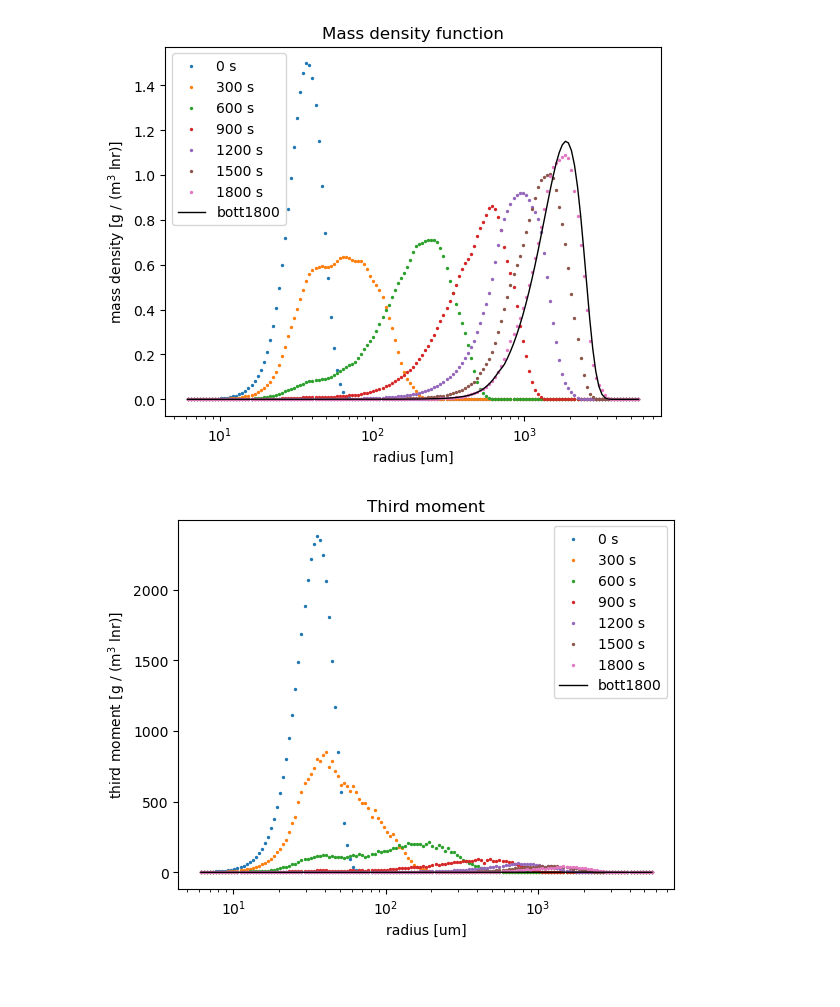
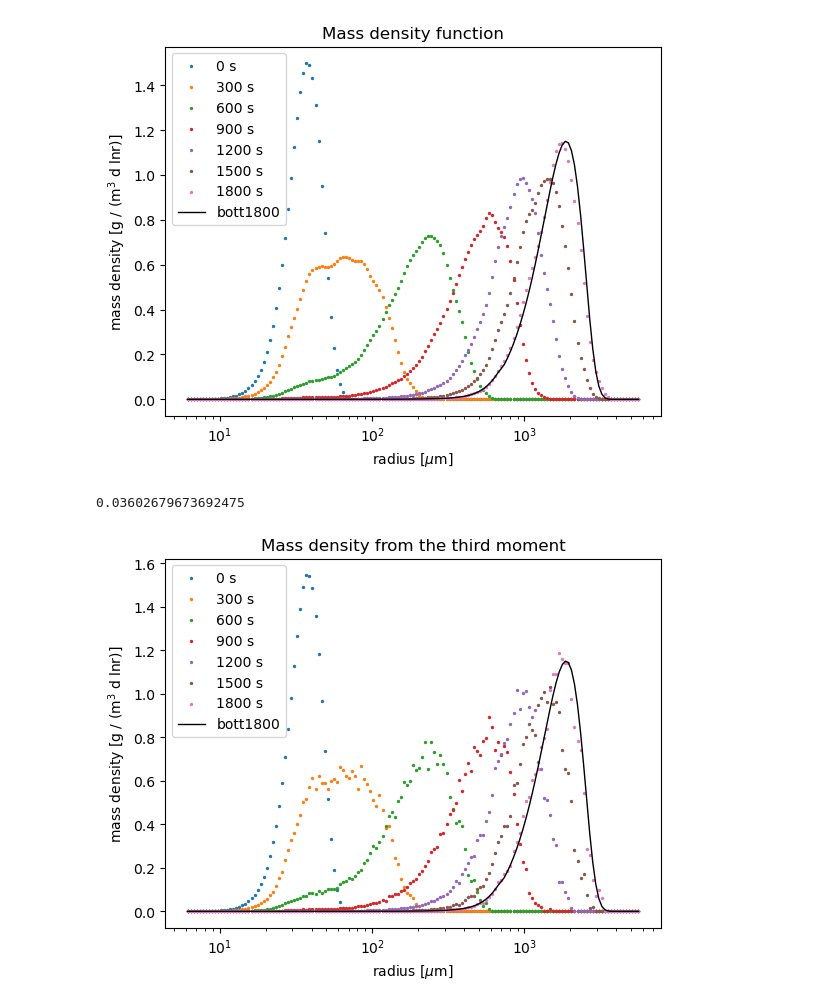
Before and after one commit to AgnieszkaMakulska/libcloudphxx, a Jupyter notebook: models/box/plot_output.ipynb, the cells around one changed output. Cells and saved outputs as stored; diff of their text form; code cells hidden in the pictures; blank space fills up the shorter version.

```diff
--- a/models/box/plot_output.ipynb
+++ b/models/box/plot_output.ipynb
@@ -8,44 +8,61 @@ bott1800 = np.array([1.38199e-05, 1.57908e-05, 1.79305e-05, 2.02468e-05, 2.27597
 fp="data.nc"
 nc = netCDF4.Dataset(fp)
 bin_edges = 6.*pow(10, -6 + np.arange(150)/50.)
-bins=np.array([])
+r=np.array([])
 for i in range(len(bin_edges)-1):
-    bins=np.append(bins, (bin_edges[i]+bin_edges[i+1])/2)
+    r=np.append(r, (bin_edges[i]+bin_edges[i+1])/2)
+dr=np.array([])
+for i in range(len(bin_edges)-1):
+    dr=np.append(dr,bin_edges[i+1]-bin_edges[i])
 
 mass_density=nc["mass density"][:]
 legend=[]
-for t in np.arange(0,len(mass_density),300):
-    pyplot.scatter(bins*1e6,mass_density[t,:-1], s=2)
+for t in np.arange(0,mass_density.shape[0],300):
+    pyplot.scatter(r*1e6,mass_density[t,:], s=2)
     legend.append(str(t)+" s")
-pyplot.plot(bins*1e6, bott1800, color='black', linewidth=1)
+pyplot.plot(r*1e6, bott1800, color='black', linewidth=1)
 legend.append('bott1800')
-pyplot.ylabel('mass density [g / (m$^3$ lnr)]')
-pyplot.xlabel('radius [um]')
+pyplot.ylabel('mass density [g / (m$^3$ d lnr)]')
+pyplot.xlabel('radius [$\mu$m]')
 pyplot.xscale('log')
 pyplot.legend(legend)
 pyplot.title('Mass density function')
 pyplot.show()
 # %% [output]
-[figure, old version]
+[figure, new version]
+# %%
+#root mean square deviation
+def RMSD(a1, a2):
+  nonempty = 0
+  tot = 0
+  for i in range(a1.size):
+    if(a1[i] > 0 or a2[i] > 0):
+      tot+=pow(a1[i] - a2[i], 2)
+      nonempty+=1
+  return np.sqrt(tot/nonempty)
+
+rmsd = RMSD(mass_density[-1,:],bott1800)
+print(rmsd)
+# %% [output]
+0.03602679673692475
 # %%
 moment3=nc["moment 3"][:]
-moment0=nc["moment 0"][:]
 rho_l=1000
-LWC=moment3*4*np.pi/3*rho_l*1.225 #kg/kg
+LWC=moment3*4*np.pi/3*rho_l*1000 #g/kg
 legend=[]
-for t in np.arange(0,len(moment3),300):
-    pyplot.scatter(bins*1e6,np.divide(LWC[t,:],bins), s=2)  #d(lnr) = 1/r dr
+for t in np.arange(0,mass_density.shape[0],300):
+    pyplot.scatter(r*1e6,LWC[t,:]*r/dr, s=2)  #d(lnr) = 1/r dr
     legend.append(str(t)+" s")
-pyplot.plot(bins*1e6, bott1800, color='black', linewidth=1)
+pyplot.plot(r*1e6, bott1800, color='black', linewidth=1)
 legend.append('bott1800')
-pyplot.ylabel('third moment [g / (m$^3$ lnr)]')
-pyplot.xlabel('radius [um]')
+pyplot.ylabel('mass density [g / (m$^3$ d lnr)]')
+pyplot.xlabel('radius [$\mu$m]')
 pyplot.xscale('log')
 pyplot.legend(legend)
-pyplot.title('Third moment')
+pyplot.title('Mass density from the third moment')
 pyplot.show()
 # %% [output]
-[figure, old version]
+[figure, new version]
 # %%
 fig, axs = pyplot.subplots(2,5,sharex=True, sharey=True, figsize=(14,7))
 rw=np.sqrt(np.asarray(nc['wet radius squared'][:]))
```
Also changed, not shown: parts of 3 cells of this notebook, 2 other files.
